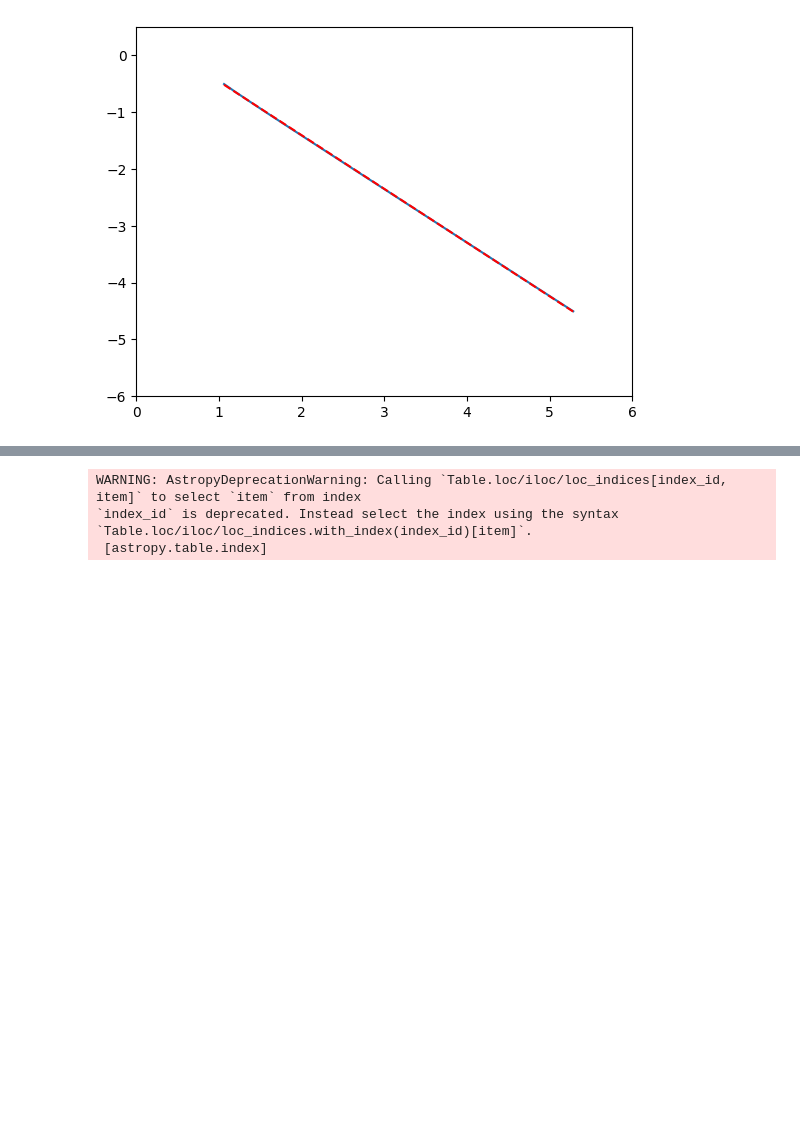
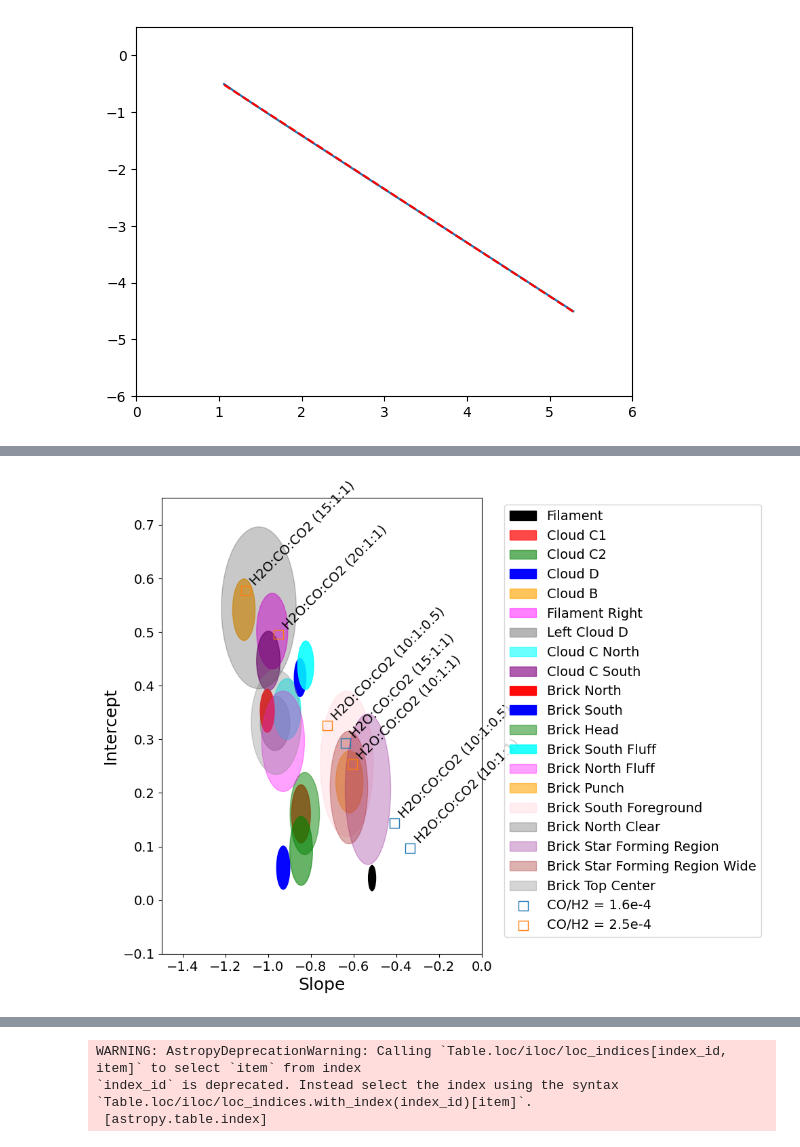
Before and after one commit to SpacialTree/dustridge-cd, a Jupyter notebook: notebooks/icemodel_analysis.ipynb, the cells around one changed output, grey strips where cells are left out. Drawn from its saved outputs; the diff is of its cells as text; code cells hidden in the pictures; blank space fills up the shorter version.

```diff
--- a/notebooks/icemodel_analysis.ipynb
+++ b/notebooks/icemodel_analysis.ipynb
@@ -390,0 +623,89 @@ ax.set_ylim(-0.1, 0.75)
+# %%
+catalog_list = [cat_f_rc, cat_c1_rc, cat_c2_rc, cat_d_rc, cat_b_rc, cat_fil_r_rc, cat_left_cd_rc, cat_c_n_rc, cat_c_s_rc,
+               cat_brick_north_rc, cat_brick_south_rc, cat_brick_head_rc, cat_brick_sfluff_rc, cat_brick_nfluff_rc,
+               cat_brick_punch_rc, cat_brick_sfore_rc, cat_brick_nclear_rc, cat_brick_sfr_rc, cat_brick_sfrwide_rc, cat_brick_topc_rc]
+name_list = ['Filament', 'Cloud C1', 'Cloud C2', 'Cloud D', 'Cloud B', 'Filament Right', 'Left Cloud D', 'Cloud C North', 'Cloud C South',
+             'Brick North', 'Brick South', 'Brick Head', 'Brick South Fluff', 'Brick North Fluff', 'Brick Punch', 'Brick South Foreground',
+             'Brick North Clear', 'Brick Star Forming Region', 'Brick Star Forming Region Wide', 'Brick Top Center']
+color_list = ['k', 'r', 'g', 'b', 'orange', 'magenta', 'grey', 'cyan', 'purple', 'r', 'b', 'g', 'cyan', 'magenta', 'orange', 'pink', 'k', 'purple', 'brown', 'gray']
+cutoffs = [0.75, 0.8, 0.8, 0.75, 0.75, 0.7, 0.6, 0.7, 0.8, 0.8, 0.9, 0.75, 0.9, 0.7, 0.75, 1, 0.8, 1, 1, 0.7]
+rang = np.linspace(0.5, 2.7, 100)
+
+fig = plt.figure(figsize=(10, 8))
+ax = plt.subplot(111)
+
+for i in range(len(catalog_list)):
+    cat = catalog_list[i]
+    cat = JWSTCatalog(cat.catalog[cat.color('f182m', 'f212n') > cutoffs[i]])
+    #cat.plot_CCD('f182m', 'f212n', 'f405n', 'f466n', ax=ax, s=1, alpha=0.5, label=name_list[i], color=color_list[i])
+    #ax.plot([0.8, 1.75], [-0.6, -1.7], color='k', linestyle='dashed')
+    x = cat.color('f182m', 'f212n')
+    y = cat.color('f405n', 'f466n')
+    slopes = []
+    intercepts = []
+
+    for j in range(1000):
+        indices = np.random.choice(len(x), len(x), replace=True)
+        x_boot = x[indices]
+        y_boot = y[indices]
+
+        fit = fitting.LinearLSQFitter()
+        line_boot = fit(models.Linear1D(), x_boot, y_boot)
+        slopes.append(line_boot.slope.value)
+        intercepts.append(line_boot.intercept.value)
+
+    marker = 'o' if 'Brick' in name_list[i] else '*'
+
+    alpha = 1/np.sqrt(np.std(slopes)**2 + np.std(intercepts)**2)/20
+    if alpha > 1:
+        alpha = 1
+    #ax.errorbar(np.mean(slopes), np.median(intercepts), xerr=np.std(slopes), yerr=np.std(intercepts), fmt=marker, color=color_list[i], alpha=alpha, label=name_list[i], ms=10)#, linestyle=linestyle)
+    #ax.scatter(np.mean(slopes), np.median(intercepts), label=name_list[i], color=color_list[i], marker=marker, s=100, alpha=alpha)
+    e = Ellipse((np.mean(slopes), np.median(intercepts)), width=2*np.std(slopes), height=2*np.std(intercepts), edgecolor=color_list[i], facecolor=color_list[i], alpha=alpha, label=name_list[i])
+    ax.add_patch(e)
+
+for j in range(len(slopes_[:-5])):
+    if j < 3:
+        color='tab:blue' # CO/H2 = 1.6e-4
+
+        if j == 0:
+            label = 'CO/H2 = 1.6e-4'
+        else:
+            label = None
+    if j >= 3 and j < 7:
+        color='tab:orange' # CO/H2 = 2.5e-4
+
+        if j == 3:
+            label = 'CO/H2 = 2.5e-4'
+        else:
+            label = None
+            marker = None
+    if j >=7 and j < 10:
+        color='tab:green' # CO/H2 = 5e-4
+        if j == 7:
+            label = None#'CO/H2 = 5e-4'
+        else:
+            label = None
+    if j%4 == 0:
+        textt = mixes2[0]
+    elif j%4 == 1:
+        textt = mixes2[1]
+    elif j%4 == 2:
+        textt = mixes2[2]
+    elif j%4 == 3:
+        textt = mixes2[3]
+    ax.scatter(slopes_[j], intercepts_[j], edgecolor=color, facecolor='none', s=100, marker='s', label=label)
+    ax.text(slopes_[j]+0.01, intercepts_[j]+0.01, f'{textt[0]}', rotation=45, fontsize=14)
+
+
+ax.set_xlabel('Slope', fontsize=18)
+ax.set_ylabel('Intercept', fontsize=18)
+ax.tick_params(axis='both', which='major', labelsize=14)
+ax.tick_params(axis='both', which='minor', labelsize=14)
+plt.legend(bbox_to_anchor=(1.05, 1), loc='upper left', fontsize=14)
+plt.tight_layout()
+ax.set_xlim(-1.5, 0)
+ax.set_ylim(-0.1, 0.75)
+#plt.savefig('/orange/adamginsburg/jwst/cloudc/figures/rc_slopes_intercepts.png', dpi=300, bbox_inches='tight')
+#plt.savefig('/orange/adamginsburg/jwst/cloudc/figures/rc_slopes_intercepts.pdf', bbox_inches='tight')
+# %% [output]
@@ -391 +713,2 @@ ax.set_ylim(-0.1, 0.75)
+[figure, added]
 # %%
```
Also changed, not shown: parts of 11 cells of this notebook.
